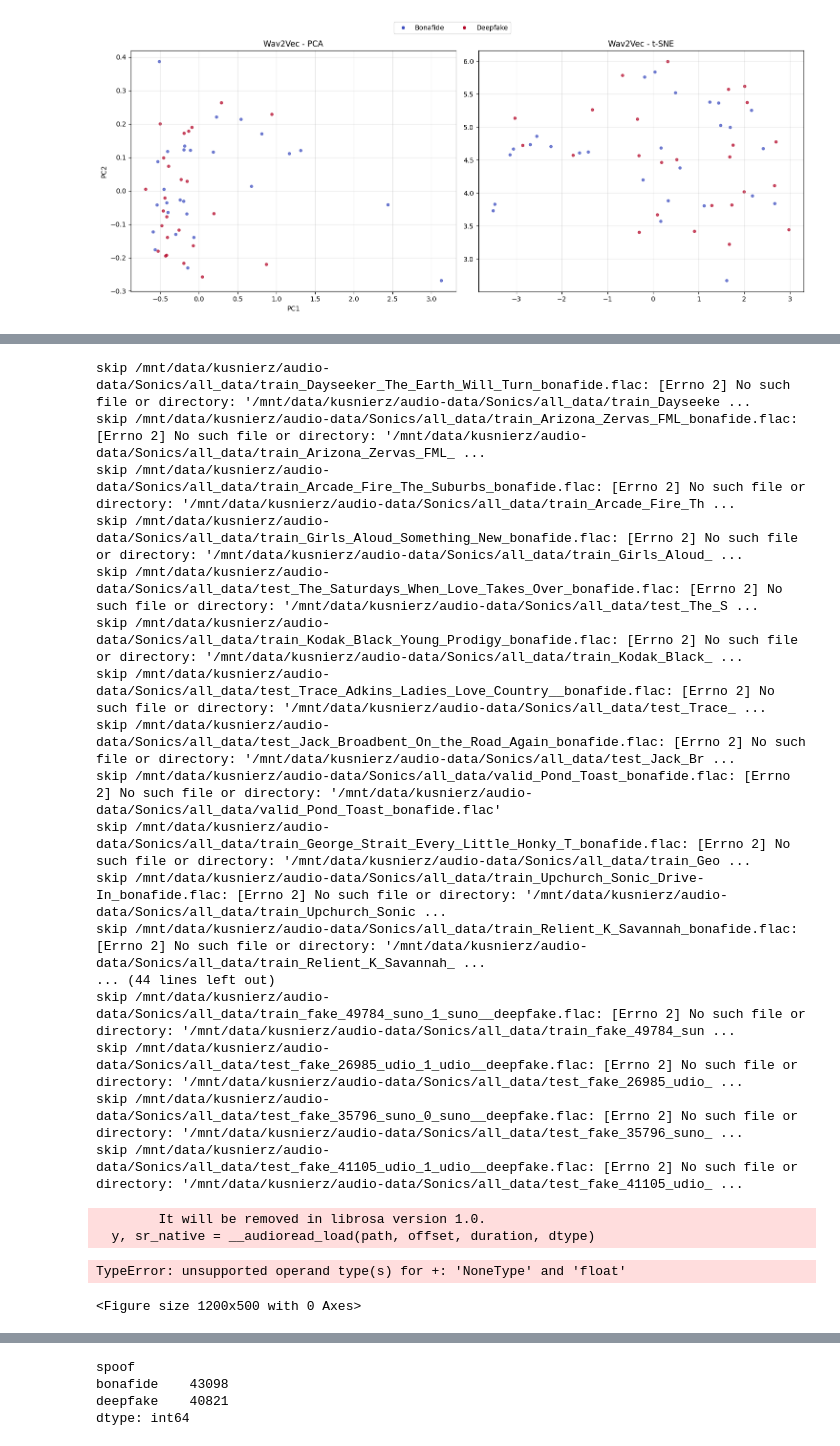
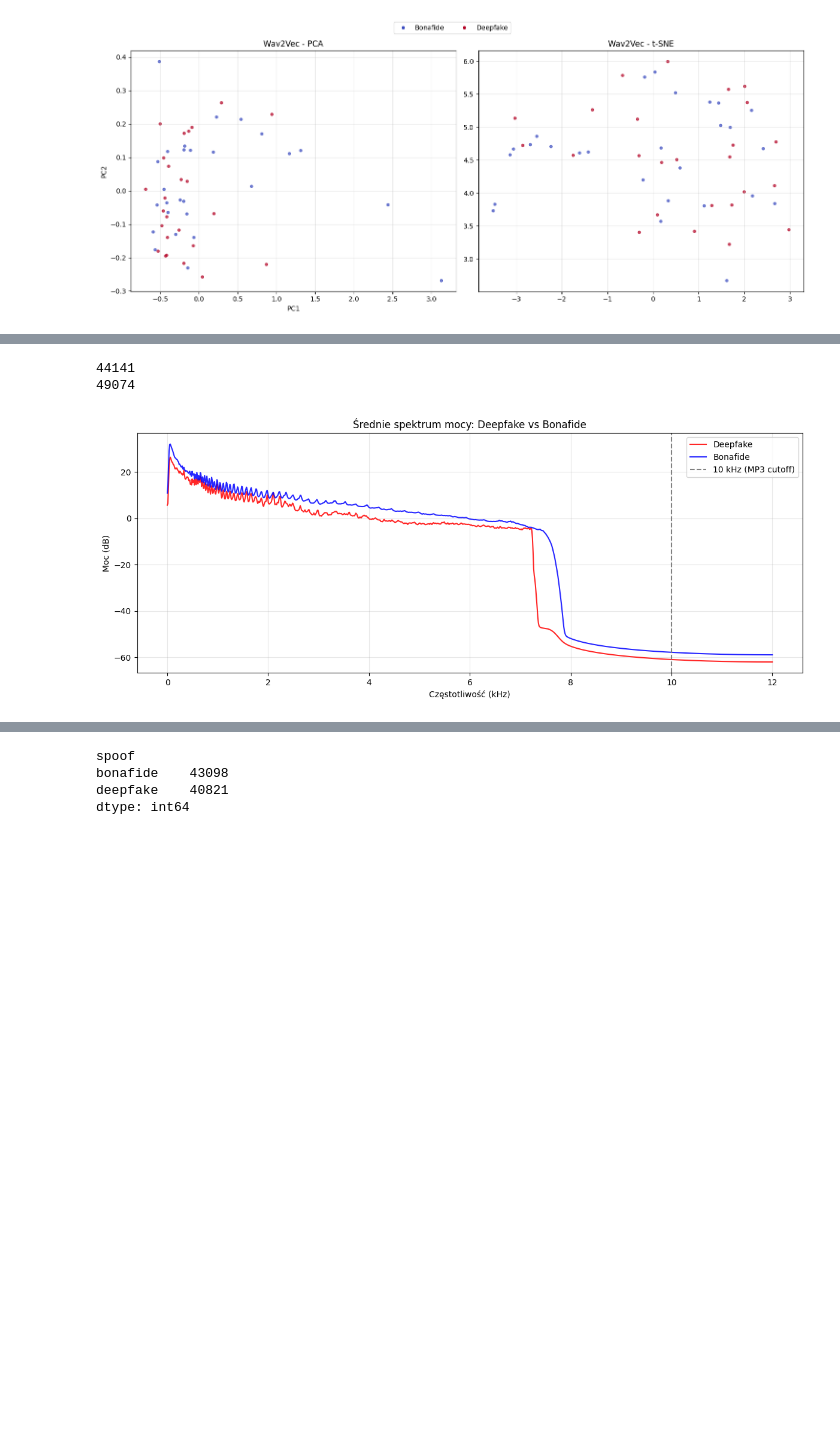
Before and after one commit to jkusnierz01/SVDD, a Jupyter notebook: notebooks/sonics.ipynb, the cells around one changed output, grey strips where cells are left out. Cells and saved outputs as stored; diff of their text form; code cells hidden in the pictures; blank space fills up the shorter version.

```diff
--- a/notebooks/sonics.ipynb
+++ b/notebooks/sonics.ipynb
@@ -42,7 +43,7 @@ test = SONICS_BASE_PATH / "test.csv"
 valid = SONICS_BASE_PATH / "valid.csv"
 # %%
 # embedds_path = SONICS_BASE_PATH / "preprocessed"
-embedds_path = SONICS_BASE_PATH / "preprocessed_test"
+embedds_path = SONICS_BASE_PATH / "preprocessed_16k_mono"
 mert = embedds_path / "mert"
 w2v = embedds_path / "wav2vec"
 # %%
@@ -553,65 +567,50 @@ Brak trywialnej separacji na najlepszej cesze.
+# %%
+print(len(bf_list))
+print(len(df_list))
+# %% [output]
+44141
+49074
 # %%
-random.seed(42)
 
-bonafide_files = df_meta[df_meta['spoof'] == 'bonafide']['filepath'].dropna().tolist()
-deepfake_files  = df_meta[df_meta['spoof'] == 'deepfake']['filepath'].dropna().tolist()
+# bonafide_files = df_meta[df_meta['spoof'] == 'bonafide']['filepath'].dropna().tolist()
+# deepfake_files  = df_meta[df_meta['spoof'] == 'deepfake']['filepath'].dropna().tolist()
 
-N = 30
-bf_sample = random.sample(bonafide_files, min(N, len(bonafide_files)))
-df_sample = random.sample(deepfake_files,  min(N, len(deepfake_files)))
+N = 5000
+bf_sample = random.sample(bf_list, min(N, len(bf_list)))
+df_sample = random.sample(df_list,  min(N, len(df_list)))
 
 SR = 24000
 N_FFT = 2048
 DURATION = 15.0  # pierwsze 15s wystarczy
 
 def mean_power_spectrum(filepaths):
     spectra = []
     for fp in filepaths:
         try:
             y, _ = librosa.load(fp, sr=SR, duration=DURATION, mono=True)
             S = np.abs(librosa.stft(y, n_fft=N_FFT)) ** 2
             spectra.append(np.mean(S, axis=1))
         except Exception as e:
             print(f"skip {fp}: {e}")
     return np.mean(spectra, axis=0) if spectra else None
 
 freqs = librosa.fft_frequencies(sr=SR, n_fft=N_FFT)
 bf_spec = mean_power_spectrum(bf_sample)
 df_spec = mean_power_spectrum(df_sample)
 
 plt.figure(figsize=(12, 5))
 plt.plot(freqs / 1000, 10 * np.log10(df_spec + 1e-10), label='Deepfake', color='red',  alpha=0.85)
 plt.plot(freqs / 1000, 10 * np.log10(bf_spec + 1e-10), label='Bonafide', color='blue', alpha=0.85)
 plt.axvline(x=10, color='gray', linestyle='--', label='10 kHz (MP3 cutoff)')
 plt.xlabel('Częstotliwość (kHz)')
 plt.ylabel('Moc (dB)')
 plt.title('Średnie spektrum mocy: Deepfake vs Bonafide')
 plt.legend()
 plt.grid(True, alpha=0.3)
 plt.tight_layout()
 plt.show()
 # %% [output]
-skip /mnt/data/kusnierz/audio-data/Sonics/all_data/train_Dayseeker_The_Earth_Will_Turn_bonafide.flac: [Errno 2] No such file or directory: '/mnt/data/kusnierz/audio-data/Sonics/all_data/train_Dayseeke ...
-skip /mnt/data/kusnierz/audio-data/Sonics/all_data/train_Arizona_Zervas_FML_bonafide.flac: [Errno 2] No such file or directory: '/mnt/data/kusnierz/audio-data/Sonics/all_data/train_Arizona_Zervas_FML_ ...
-skip /mnt/data/kusnierz/audio-data/Sonics/all_data/train_Arcade_Fire_The_Suburbs_bonafide.flac: [Errno 2] No such file or directory: '/mnt/data/kusnierz/audio-data/Sonics/all_data/train_Arcade_Fire_Th ...
-skip /mnt/data/kusnierz/audio-data/Sonics/all_data/train_Girls_Aloud_Something_New_bonafide.flac: [Errno 2] No such file or directory: '/mnt/data/kusnierz/audio-data/Sonics/all_data/train_Girls_Aloud_ ...
-skip /mnt/data/kusnierz/audio-data/Sonics/all_data/test_The_Saturdays_When_Love_Takes_Over_bonafide.flac: [Errno 2] No such file or directory: '/mnt/data/kusnierz/audio-data/Sonics/all_data/test_The_S ...
-skip /mnt/data/kusnierz/audio-data/Sonics/all_data/train_Kodak_Black_Young_Prodigy_bonafide.flac: [Errno 2] No such file or directory: '/mnt/data/kusnierz/audio-data/Sonics/all_data/train_Kodak_Black_ ...
-skip /mnt/data/kusnierz/audio-data/Sonics/all_data/test_Trace_Adkins_Ladies_Love_Country__bonafide.flac: [Errno 2] No such file or directory: '/mnt/data/kusnierz/audio-data/Sonics/all_data/test_Trace_ ...
-skip /mnt/data/kusnierz/audio-data/Sonics/all_data/test_Jack_Broadbent_On_the_Road_Again_bonafide.flac: [Errno 2] No such file or directory: '/mnt/data/kusnierz/audio-data/Sonics/all_data/test_Jack_Br ...
-skip /mnt/data/kusnierz/audio-data/Sonics/all_data/valid_Pond_Toast_bonafide.flac: [Errno 2] No such file or directory: '/mnt/data/kusnierz/audio-data/Sonics/all_data/valid_Pond_Toast_bonafide.flac'
-skip /mnt/data/kusnierz/audio-data/Sonics/all_data/train_George_Strait_Every_Little_Honky_T_bonafide.flac: [Errno 2] No such file or directory: '/mnt/data/kusnierz/audio-data/Sonics/all_data/train_Geo ...
-skip /mnt/data/kusnierz/audio-data/Sonics/all_data/train_Upchurch_Sonic_Drive-In_bonafide.flac: [Errno 2] No such file or directory: '/mnt/data/kusnierz/audio-data/Sonics/all_data/train_Upchurch_Sonic ...
-skip /mnt/data/kusnierz/audio-data/Sonics/all_data/train_Relient_K_Savannah_bonafide.flac: [Errno 2] No such file or directory: '/mnt/data/kusnierz/audio-data/Sonics/all_data/train_Relient_K_Savannah_ ...
-... (44 lines left out)
-skip /mnt/data/kusnierz/audio-data/Sonics/all_data/train_fake_49784_suno_1_suno__deepfake.flac: [Errno 2] No such file or directory: '/mnt/data/kusnierz/audio-data/Sonics/all_data/train_fake_49784_sun ...
-skip /mnt/data/kusnierz/audio-data/Sonics/all_data/test_fake_26985_udio_1_udio__deepfake.flac: [Errno 2] No such file or directory: '/mnt/data/kusnierz/audio-data/Sonics/all_data/test_fake_26985_udio_ ...
-skip /mnt/data/kusnierz/audio-data/Sonics/all_data/test_fake_35796_suno_0_suno__deepfake.flac: [Errno 2] No such file or directory: '/mnt/data/kusnierz/audio-data/Sonics/all_data/test_fake_35796_suno_ ...
-skip /mnt/data/kusnierz/audio-data/Sonics/all_data/test_fake_41105_udio_1_udio__deepfake.flac: [Errno 2] No such file or directory: '/mnt/data/kusnierz/audio-data/Sonics/all_data/test_fake_41105_udio_ ...
-        It will be removed in librosa version 1.0.
-  y, sr_native = __audioread_load(path, offset, duration, dtype)
-TypeError: unsupported operand type(s) for +: 'NoneType' and 'float'
-<Figure size 1200x500 with 0 Axes>
+[figure, added]
 # %%
 CUTOFF_HZ = 10_000
 cutoff_bin = int(CUTOFF_HZ / (SR / N_FFT))
```
Also changed, not shown: parts of 38 cells of this notebook, 41 other files.
